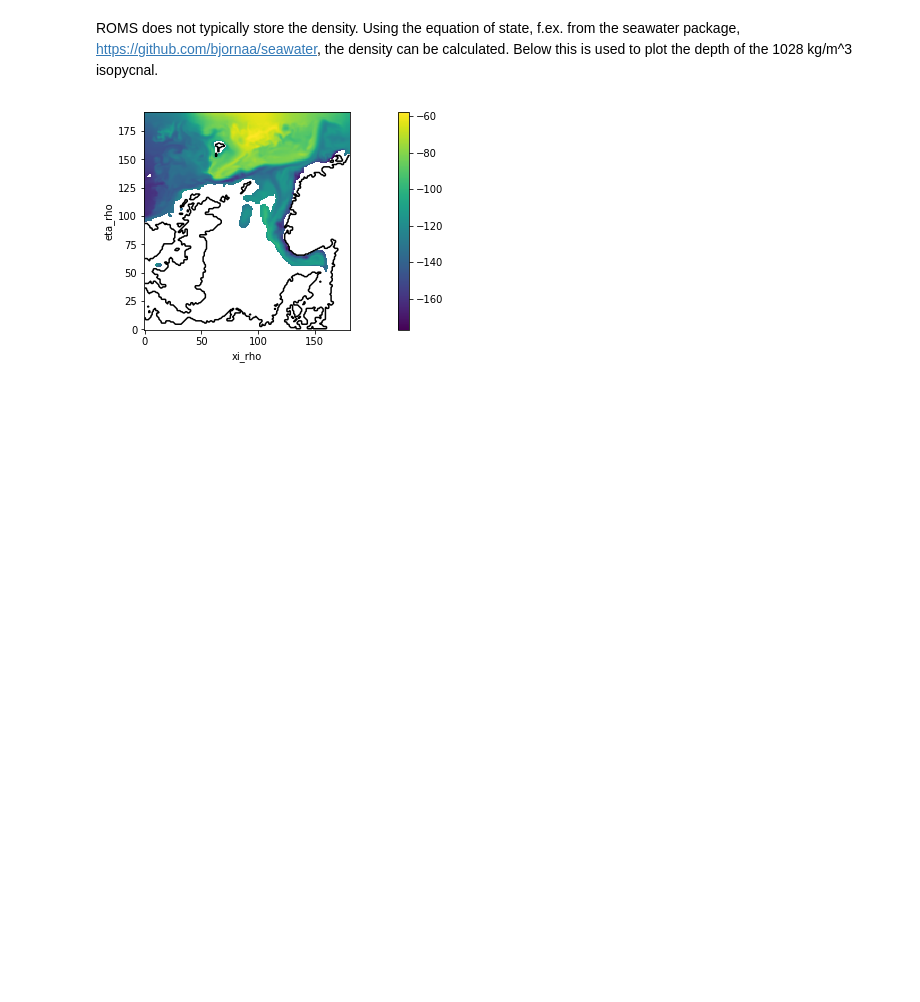
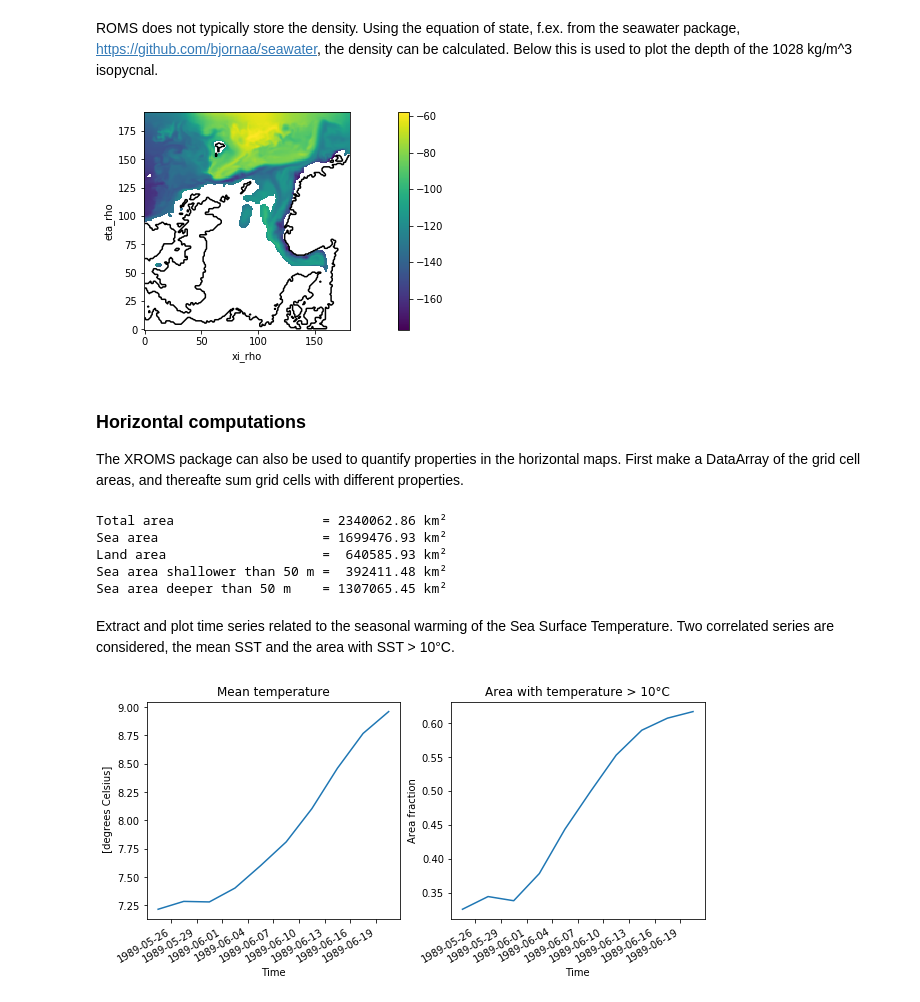
Before and after one commit to bjornaa/xroms0, a Jupyter notebook: examples/horizontal_slice.ipynb, the cells around one changed output. Cells and saved outputs as stored; diff of their text form; code cells hidden in the pictures; blank space fills up the shorter version.

```diff
--- a/examples/vertical_slice.ipynb
+++ b/examples/horizontal_slice.ipynb
@@ -141,3 +142,62 @@ A.mask_rho.plot.contour(levels=[0.5], colors='black')
 plt.axis('image');
 # %% [output]
 [figure]
+# %% [markdown]
+### Horizontal computations
+
+The XROMS package can also be used to quantify properties in the
+horizontal maps. First make a DataArray of the grid cell areas,
+and thereafte sum grid cells with different properties.
+# %%
+# Make a DataArray of the grid cell areas
+area = 0.001/A.pm * 0.001/A.pn
+area.attrs = dict(long_name='grid cell area', units='km^2')
+# %%
+# Physical sizes
+sea_area = area.where(A.mask_rho > 0).sum()
+land_area = area.where(A.mask_rho < 1).sum()
+
+#H = A.h.where(A.mask_rho > 0)   # Bathymetry at sea
+# area50 = area.where(H < 50).sum()
+area50 = area.where((A.mask_rho > 0) & (A.h < 50)).sum()
+area50plus = area.where(A.h >= 50).sum()
+
+print(f"Total area                   = {float(area.sum()):10.2f} km²")
+print(f"Sea area                     = {float(sea_area):10.2f} km²")
+print(f"Land area                    = {float(land_area):10.2f} km²")
+print(f"Sea area shallower than 50 m = {float(area50):10.2f} km²")
+print(f"Sea area deeper than 50 m    = {float(area50plus):10.2f} km²")
+# %% [output]
+Total area                   = 2340062.86 km²
+Sea area                     = 1699476.93 km²
+Land area                    =  640585.93 km²
+Sea area shallower than 50 m =  392411.48 km²
+Sea area deeper than 50 m    = 1307065.45 km²
+# %% [markdown]
+Extract and plot time series related to the seasonal warming
+of the Sea Surface Temperature. Two correlated series are considered,
+the mean SST and the area with SST > 10°C.
+# %%
+# Sea Surface Temperature
+SST = A.temp.isel(s_rho=-1)
+
+# Area weighted spatial mean SST
+SSTmean = (SST * area).sum(('xi_rho', 'eta_rho')) / area.sum()
+SSTmean.attrs = dict(units='degrees Celsius')
+
+# Area fraction with SST higher than 10 degrees
+A10 = area.where(SST > 10).sum(('xi_rho', 'eta_rho')) / area.sum()
+A10.attrs = dict(long_name='Area fraction')
+
+# Plot
+fig, axes = plt.subplots(ncols=2, figsize=(10, 4))
+
+SSTmean.plot(ax=axes[0])
+axes[0].set_title('Mean temperature')
+axes[0].set_xlabel('Time')
+
+A10.plot(ax=axes[1])
+axes[1].set_title('Area with temperature > 10°C')
+axes[1].set_xlabel('Time');
+# %% [output]
+[figure, added]
```
Also changed, not shown: parts of 6 cells of this notebook, 6 other files.
